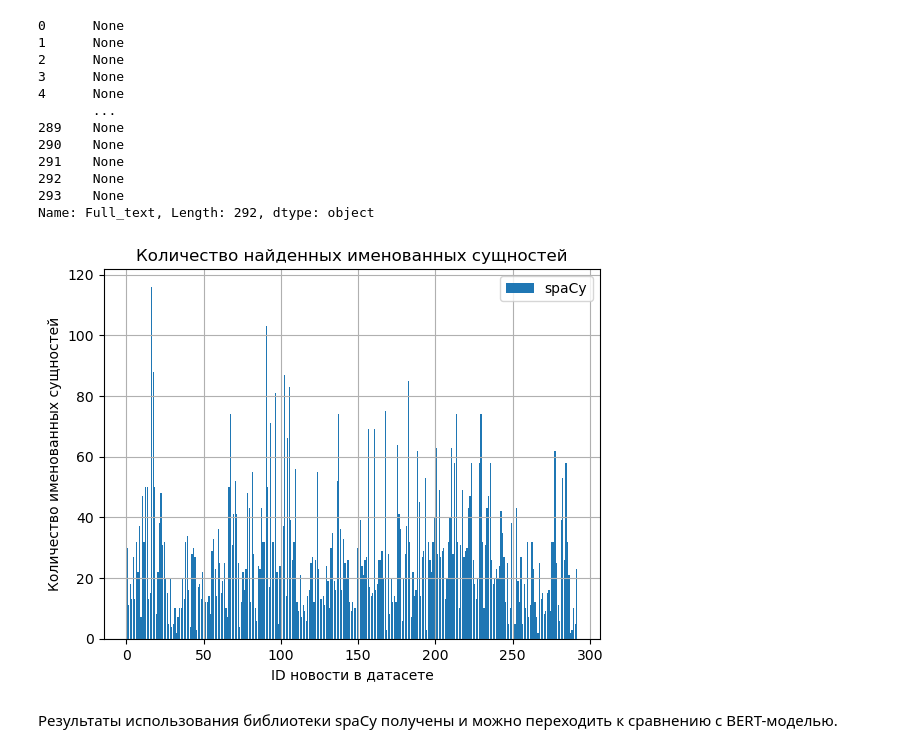
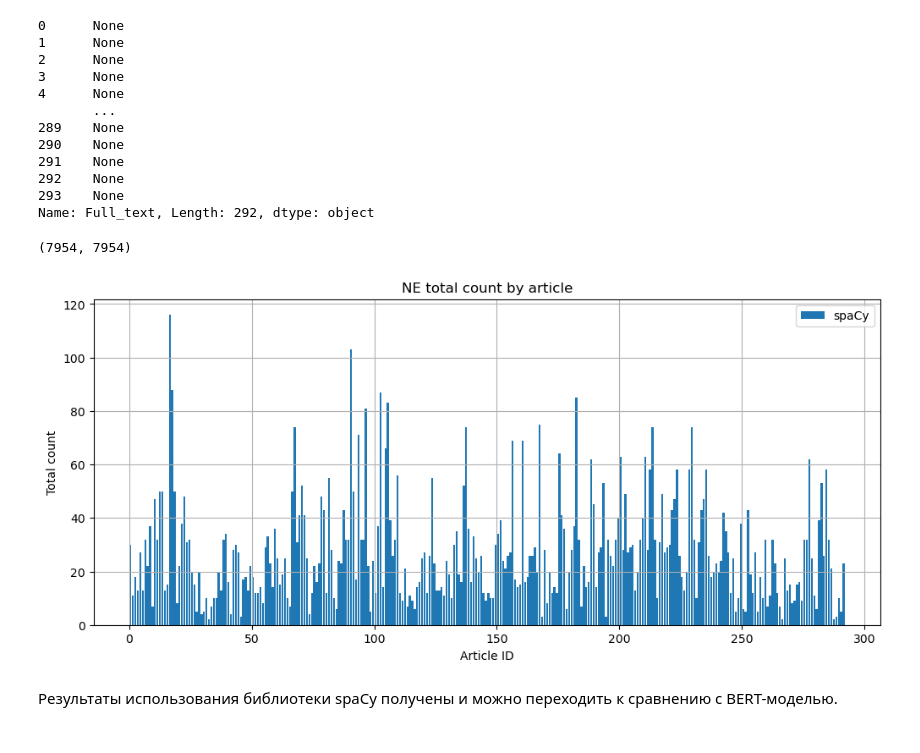
Before and after one commit to DzenGarden/Otus-ML, a Jupyter notebook: otus-nlp/Project/NER.for.news.dataset.ipynb, the cells around one changed output. Drawn from its saved outputs; the diff is of its cells as text; code cells hidden in the pictures.

```diff
--- a/otus-nlp/Project/NER.for.news.dataset.ipynb
+++ b/otus-nlp/Project/NER.for.news.dataset.ipynb
@@ -576,19 +570,24 @@ df_nm['Full_text'].apply(populate_spacy_results)
 292    None
 293    None
 Name: Full_text, Length: 292, dtype: object
+# %%
+sum(spacy_results), spacy_total_counter.total()
+# %% [output]
+(7954, 7954)
 # %%
 # Visualizing results
 x = 0.5 + np.arange(len(df_nm))
 
+plt.figure(figsize=(12,5))
 plt.bar(x, spacy_results, label='spaCy') ## width=1
-plt.title('Количество найденных именованных сущностей')
-plt.xlabel('ID новости в датасете')
-plt.ylabel('Количество именованных сущностей')
+plt.title('NE total count by article')
+plt.xlabel('Article ID')
+plt.ylabel('Total count')
 plt.grid(True)
 plt.legend()
 plt.show()
 # %% [output]
-[figure, old version]
+[figure, new version]
 # %% [markdown]
 Результаты использования библиотеки spaCy получены и можно переходить к сравнению с BERT-моделью.
 # %% [markdown]
```
Also changed, not shown: parts of 4 cells of this notebook.
